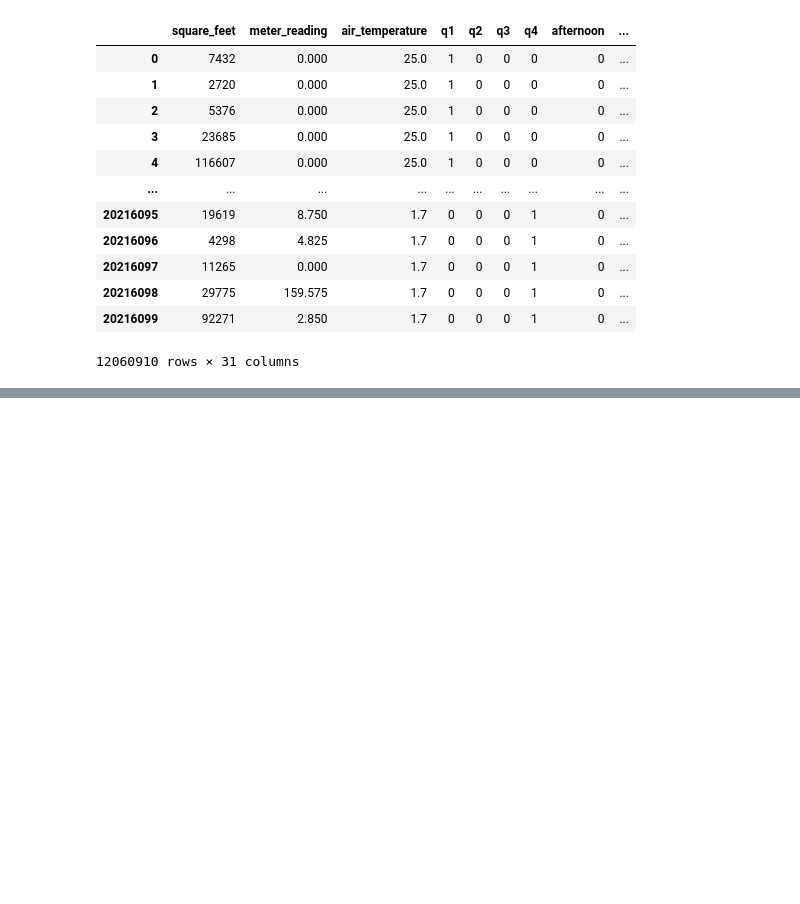
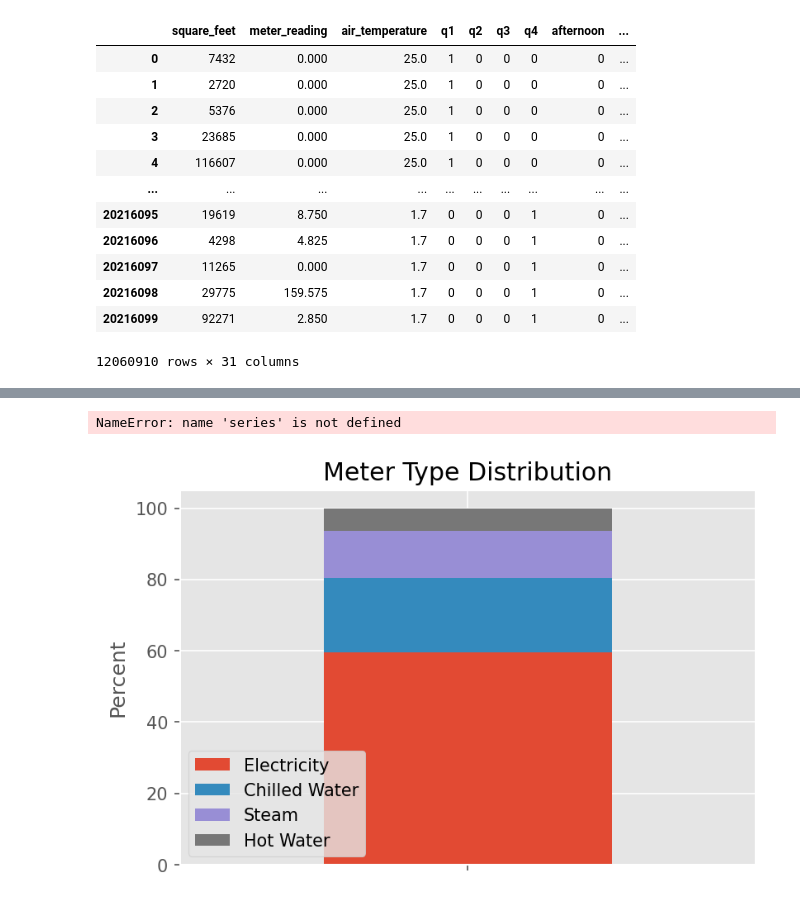
Before and after one commit to jtyrrell86/Capstone-2, a Jupyter notebook: notebooks/EDA for Capstone 2.ipynb, the cells around one changed output, grey strips where cells are left out. Cells and saved outputs as stored; diff of their text form; code cells hidden in the pictures; blank space fills up the shorter version.

```diff
--- a/notebooks/EDA for Capstone 2.ipynb
+++ b/notebooks/EDA for Capstone 2.ipynb
@@ -1152,0 +1355,32 @@ NameError: name 'combined_df' is not defined
+# %%
+percent_electricity = round((train_df[train_df["meter"] == 0]["meter"].count() / train_df["meter"].count()) * 100, 2)
+percent_chilled_water = round((train_df[train_df["meter"] == 1]["meter"].count() / train_df["meter"].count()) * 100, 2)
+percent_steam = round((train_df[train_df["meter"] == 2]["meter"].count() / train_df["meter"].count()) * 100, 2)
+percent_hot_water = round((train_df[train_df["meter"] == 3]["meter"].count() / train_df["meter"].count()) * 100, 2)
+# %%
+pd.DataFrame(series).T.plot.bar(stacked=True)
+# %% [output]
+NameError: name 'series' is not defined
+# %%
+series = pd.Series([percent_electricity, percent_chilled_water, percent_steam, percent_hot_water], index=["Electricity", "Chilled Water", "Steam", "Hot Water"])
+# %%
+fig, ax = plt.subplots(dpi=150)
+
+pd.DataFrame(series).T.plot.bar(stacked=True, ax=ax)
+# for i in range(4):
+#     if i == 0:
+#         ax.get_children()[i].set_color('yellow')
+#     elif i == 1:
+#         ax.get_children()[i].set_color('blue')
+#     elif i == 2:
+#         ax.get_children()[i].set_color('green')
+#     elif i == 3:
+#         ax.get_children()[i].set_color('red')
+# plt.legend(color=["red", "green","blue","yellow"])
+plt.style.use('ggplot')
+ax.set_title("Meter Type Distribution")
+ax.set_ylabel("Percent")
+plt.xticks(visible=False);
+plt.savefig("../images/meter_type_distribution.png")
+# %% [output]
+[figure, added]
```
Also changed, not shown: parts of 18 cells of this notebook, 11 other files.
